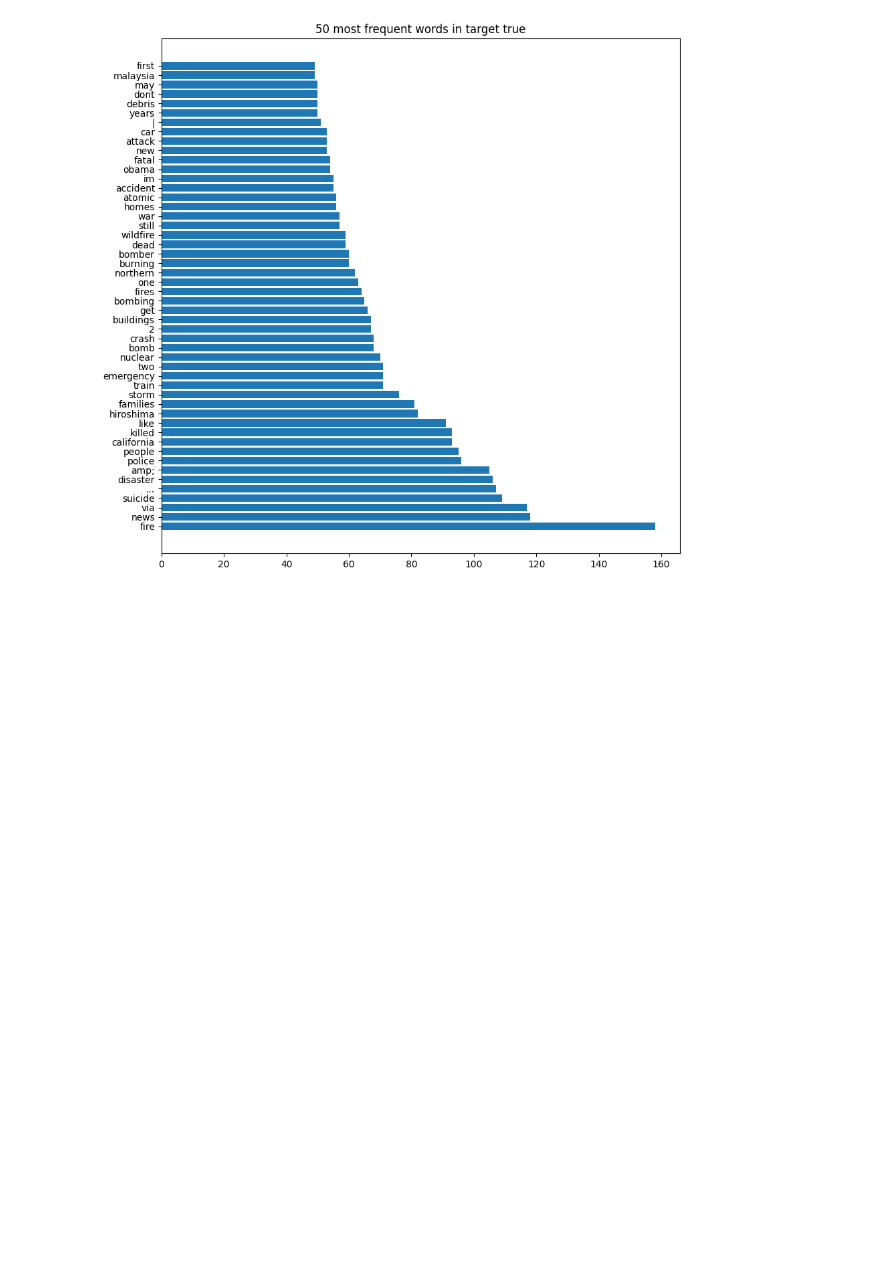
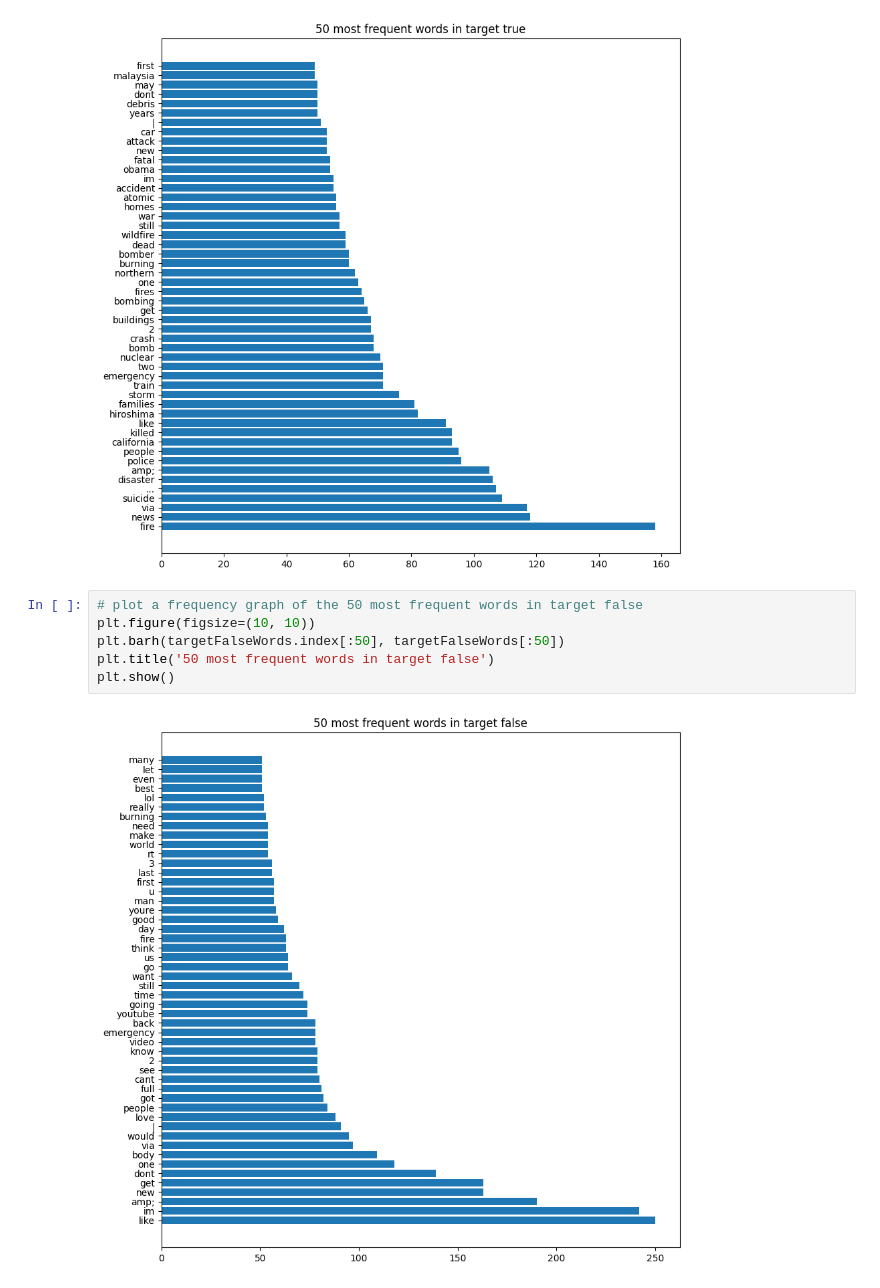
Before and after one commit to esc20936/mineriaTextos_dataScience_lab4, a Jupyter notebook: main.ipynb, the cells around one changed output. Cells and saved outputs as stored; diff of their text form; blank space fills up the shorter version.

```diff
--- a/main.ipynb
+++ b/main.ipynb
@@ -244,3 +244,11 @@ plt.title('50 most frequent words in target true')
 plt.show()
 # %% [output]
 [figure]
+# %%
+# plot a frequency graph of the 50 most frequent words in target false
+plt.figure(figsize=(10, 10))
+plt.barh(targetFalseWords.index[:50], targetFalseWords[:50])
+plt.title('50 most frequent words in target false')
+plt.show()
+# %% [output]
+[figure, added]
```
Also changed, not shown: parts of 2 cells of this notebook.
